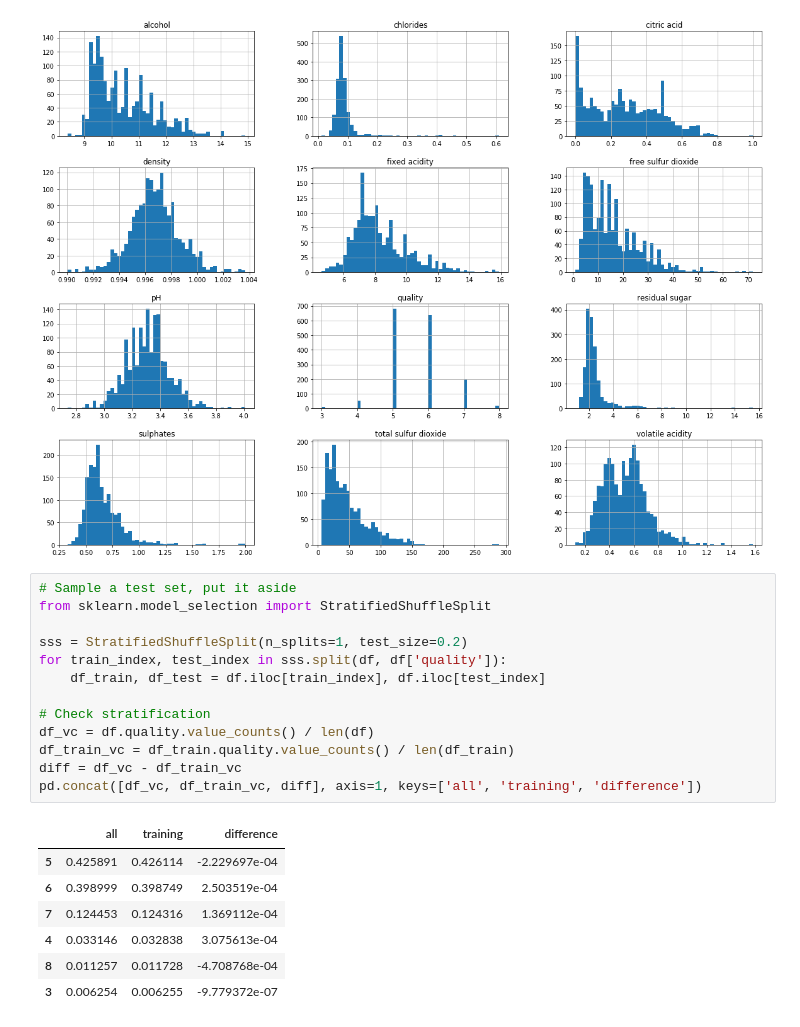
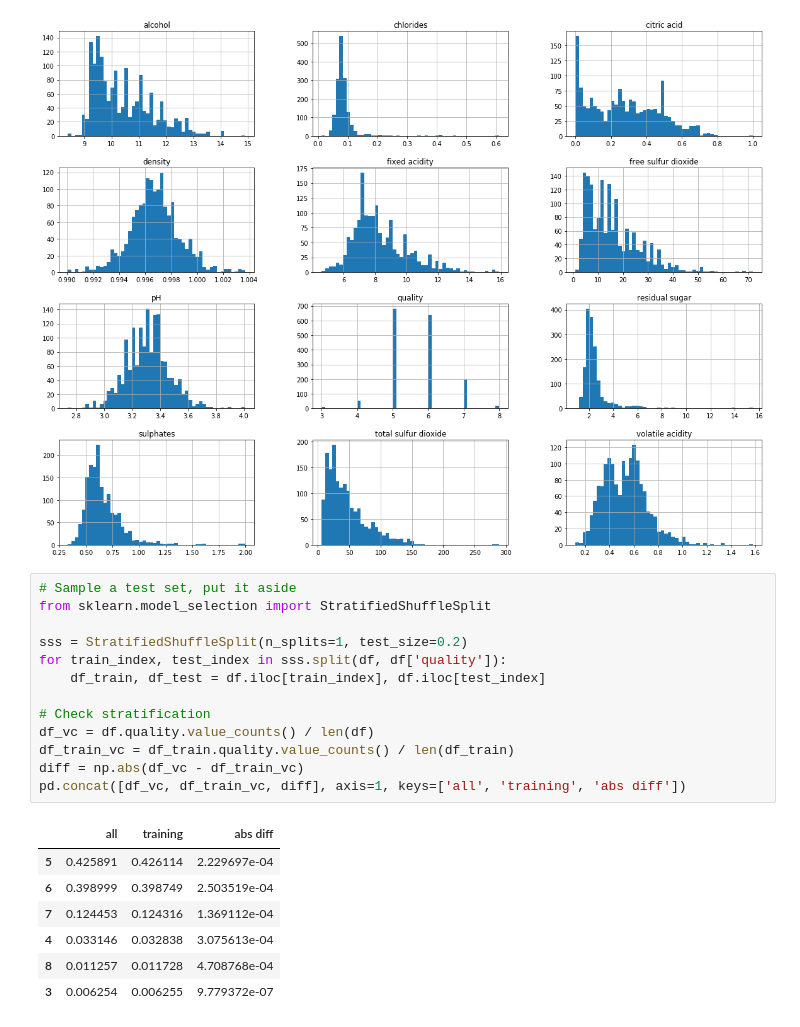
Before and after one commit to hankehly/red-wine-quality, a Jupyter notebook: red-wine-quality.ipynb, the cells around one changed output. Saved outputs shown, nothing was run; the diff lists cells and outputs as text.

```diff
--- a/red-wine-quality.ipynb
+++ b/red-wine-quality.ipynb
@@ -70,21 +87,21 @@ plt.show()
 # %%
 # Sample a test set, put it aside
 from sklearn.model_selection import StratifiedShuffleSplit
 
 sss = StratifiedShuffleSplit(n_splits=1, test_size=0.2)
 for train_index, test_index in sss.split(df, df['quality']):
     df_train, df_test = df.iloc[train_index], df.iloc[test_index]
 
 # Check stratification
 df_vc = df.quality.value_counts() / len(df)
 df_train_vc = df_train.quality.value_counts() / len(df_train)
-diff = df_vc - df_train_vc
-pd.concat([df_vc, df_train_vc, diff], axis=1, keys=['all', 'training', 'difference'])
+diff = np.abs(df_vc - df_train_vc)
+pd.concat([df_vc, df_train_vc, diff], axis=1, keys=['all', 'training', 'abs diff'])
 # %% [output]
-|  | all | training | difference |
-| 5 | 0.425891 | 0.426114 | -2.229697e-04 |
+|  | all | training | abs diff |
+| 5 | 0.425891 | 0.426114 | 2.229697e-04 |
 | 6 | 0.398999 | 0.398749 | 2.503519e-04 |
 | 7 | 0.124453 | 0.124316 | 1.369112e-04 |
 | 4 | 0.033146 | 0.032838 | 3.075613e-04 |
-| 8 | 0.011257 | 0.011728 | -4.708768e-04 |
-| 3 | 0.006254 | 0.006255 | -9.779372e-07 |
+| 8 | 0.011257 | 0.011728 | 4.708768e-04 |
+| 3 | 0.006254 | 0.006255 | 9.779372e-07 |
```
Also changed, not shown: parts of 7 cells of this notebook.
